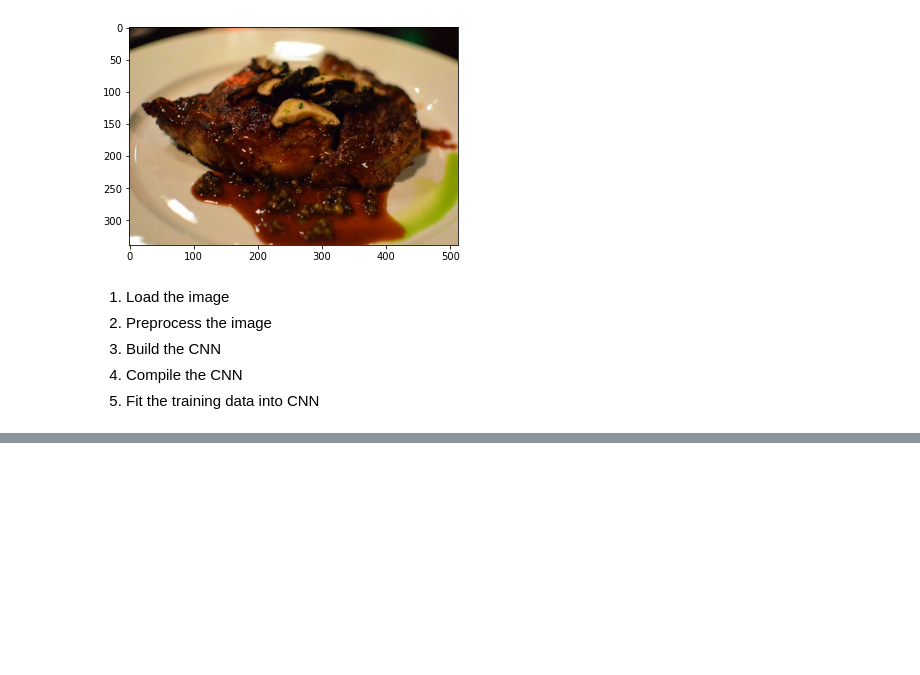
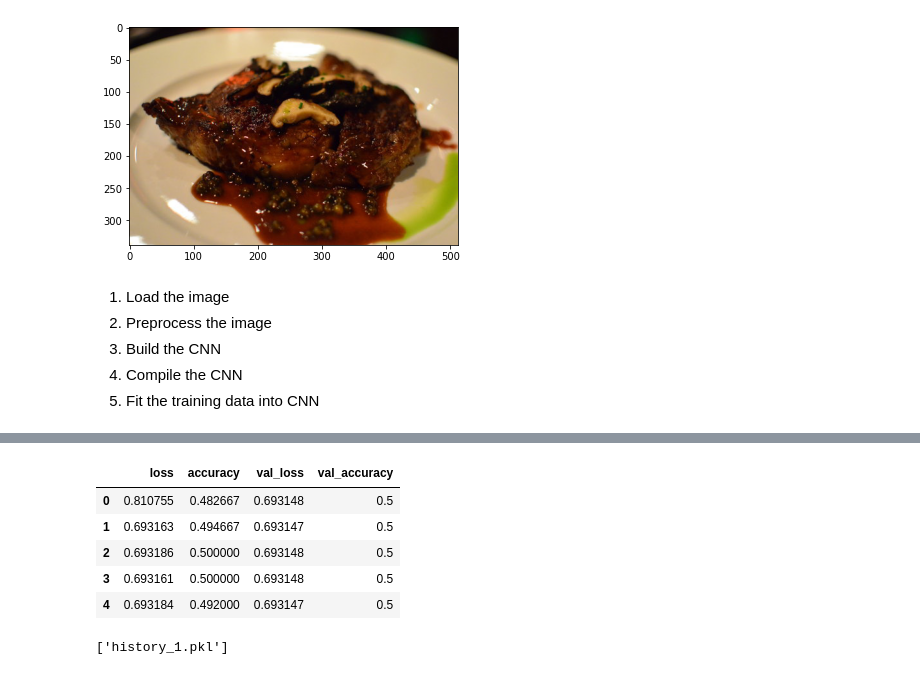
Before and after one commit to Ritesh-Sil/Food-Image-Classification---Using-CNN, a Jupyter notebook: Food_Image_Binary_class_classification_using_CNN.ipynb, the cells around one changed output, grey strips where cells are left out. Saved outputs shown, nothing was run; the diff lists cells and outputs as text; code cells hidden in the pictures; blank space fills up the shorter version.

```diff
--- a/Food_Image_Binary_class_classification_using_CNN.ipynb
+++ b/Food_Image_Binary_class_classification_using_CNN.ipynb
@@ -188,0 +196,18 @@ from tensorflow.keras.preprocessing.image import ImageDataGenerator
+# %%
+#Set up path to our data directories
+train_dir = '/content/pizza_steak/train'
+test_dir = '/content/pizza_steak/test'
+# %%
+#import data from directories and turn them into batches
+train_data = train_datagen.flow_from_directory(directory=train_dir,
+                                               batch_size=32,
+                                               target_size = (224,224),
+                                               class_mode= 'binary',
+                                               seed =42)
+
+
+valid_data = valid_datagen.flow_from_directory(directory=train_dir,
+                                               batch_size=32,
+                                               target_size = (224,224),
+                                               class_mode= 'binary',
+                                               seed =42)
@@ -188,0 +260,12 @@ from tensorflow.keras.preprocessing.image import ImageDataGenerator
+# %%
+#complie --> Loss function , optimizer , metrics
+
+model_1.compile(loss='binary_crossentropy',optimizer=tf.keras.optimizers.Adam(), metrics=['accuracy'])
+# %%
+#Fit the model
+
+history_1 = model_1.fit(train_data,
+                        epochs=5,
+                        steps_per_epoch=len(train_data),
+                        validation_data=valid_data,
+                        validation_steps=len(valid_data))
@@ -188,0 +283,16 @@ from tensorflow.keras.preprocessing.image import ImageDataGenerator
+# %%
+import pandas as pd
+pd.DataFrame(history_1.history)
+# %% [output]
+|  | loss | accuracy | val_loss | val_accuracy |
+| 0 | 0.810755 | 0.482667 | 0.693148 | 0.5 |
+| 1 | 0.693163 | 0.494667 | 0.693147 | 0.5 |
+| 2 | 0.693186 | 0.500000 | 0.693148 | 0.5 |
+| 3 | 0.693161 | 0.500000 | 0.693148 | 0.5 |
+| 4 | 0.693184 | 0.492000 | 0.693147 | 0.5 |
+# %%
+import joblib
+
+joblib.dump(history_1,'history_1.pkl')
+# %% [output]
+['history_1.pkl']
```
Also changed, not shown: parts of 24 cells of this notebook.
